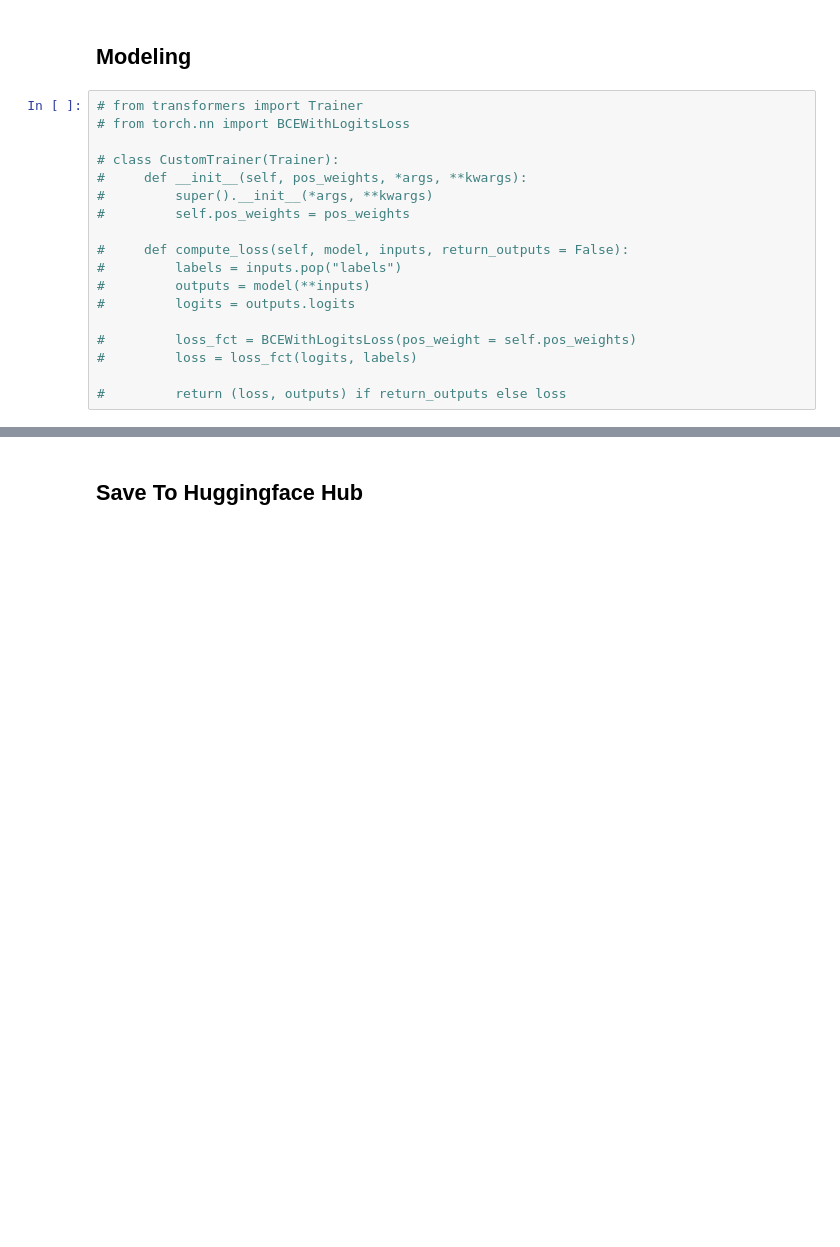
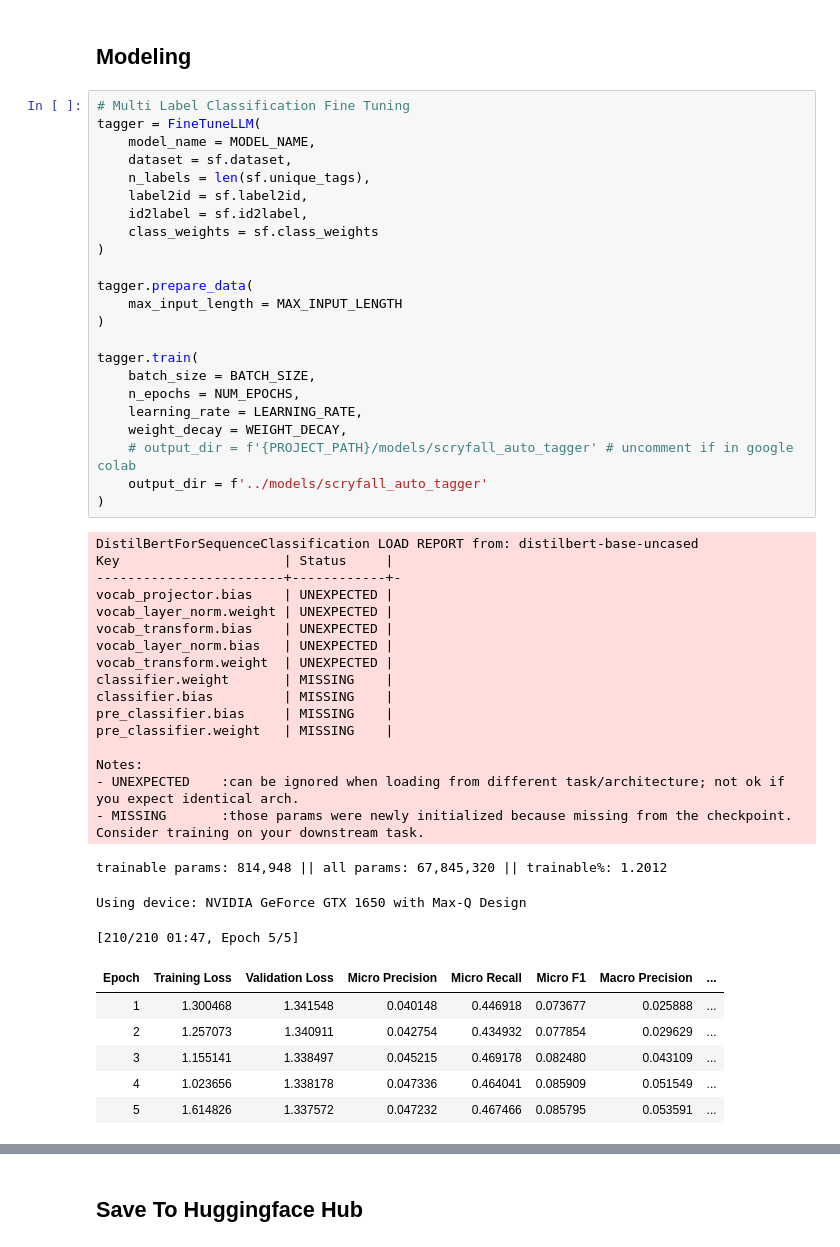
Before and after one commit to ncruickshank/scryfall-llm-sandbox, a Jupyter notebook: notebooks/scryfall_tag_multi-lab_class.ipynb, the cells around one changed output, grey strips where cells are left out. Saved outputs shown, nothing was run; the diff lists cells and outputs as text; blank space fills up the shorter version.

Commit message:
reformat to multi-lab classifier problem

```diff
--- a/notebooks/scryfall_tag_multi-lab_class.ipynb
+++ b/notebooks/scryfall_tag_multi-lab_class.ipynb
@@ -89,21 +93,52 @@ Scryfall Tag Seq2Seq Dataset Loaded
 # %% [markdown]
 ## Modeling
-# %%
-# from transformers import Trainer
-# from torch.nn import BCEWithLogitsLoss
-
-# class CustomTrainer(Trainer):
-#     def __init__(self, pos_weights, *args, **kwargs):
-#         super().__init__(*args, **kwargs)
-#         self.pos_weights = pos_weights
-
-#     def compute_loss(self, model, inputs, return_outputs = False):
-#         labels = inputs.pop("labels")
-#         outputs = model(**inputs)
-#         logits = outputs.logits
-
-#         loss_fct = BCEWithLogitsLoss(pos_weight = self.pos_weights)
-#         loss = loss_fct(logits, labels)
-
-#         return (loss, outputs) if return_outputs else loss
+# %%
+# Multi Label Classification Fine Tuning
+tagger = FineTuneLLM(
+    model_name = MODEL_NAME,
+    dataset = sf.dataset,
+    n_labels = len(sf.unique_tags),
+    label2id = sf.label2id,
+    id2label = sf.id2label,
+    class_weights = sf.class_weights
+)
+
+tagger.prepare_data(
+    max_input_length = MAX_INPUT_LENGTH
+)
+
+tagger.train(
+    batch_size = BATCH_SIZE,
+    n_epochs = NUM_EPOCHS,
+    learning_rate = LEARNING_RATE,
+    weight_decay = WEIGHT_DECAY,
+    # output_dir = f'{PROJECT_PATH}/models/scryfall_auto_tagger' # uncomment if in google colab
+    output_dir = f'../models/scryfall_auto_tagger'
+)
+# %% [output]
+DistilBertForSequenceClassification LOAD REPORT from: distilbert-base-uncased
+Key                     | Status     |
+------------------------+------------+-
+vocab_projector.bias    | UNEXPECTED |
+vocab_layer_norm.weight | UNEXPECTED |
+vocab_transform.bias    | UNEXPECTED |
+vocab_layer_norm.bias   | UNEXPECTED |
+vocab_transform.weight  | UNEXPECTED |
+classifier.weight       | MISSING    |
+classifier.bias         | MISSING    |
+pre_classifier.bias     | MISSING    |
+pre_classifier.weight   | MISSING    |
+
+Notes:
+- UNEXPECTED    :can be ignored when loading from different task/architecture; not ok if you expect identical arch.
+- MISSING       :those params were newly initialized because missing from the checkpoint. Consider training on your downstream task.
+trainable params: 814,948 || all params: 67,845,320 || trainable%: 1.2012
+Using device: NVIDIA GeForce GTX 1650 with Max-Q Design
+[210/210 01:47, Epoch 5/5]
+| Epoch | Training Loss | Validation Loss | Micro Precision | Micro Recall | Micro F1 | Macro Precision | ... |
+| 1 | 1.300468 | 1.341548 | 0.040148 | 0.446918 | 0.073677 | 0.025888 | ... |
+| 2 | 1.257073 | 1.340911 | 0.042754 | 0.434932 | 0.077854 | 0.029629 | ... |
+| 3 | 1.155141 | 1.338497 | 0.045215 | 0.469178 | 0.082480 | 0.043109 | ... |
+| 4 | 1.023656 | 1.338178 | 0.047336 | 0.464041 | 0.085909 | 0.051549 | ... |
+| 5 | 1.614826 | 1.337572 | 0.047232 | 0.467466 | 0.085795 | 0.053591 | ... |
 # %%
```
Also changed, not shown: parts of 15 cells of this notebook, 4 other files.
